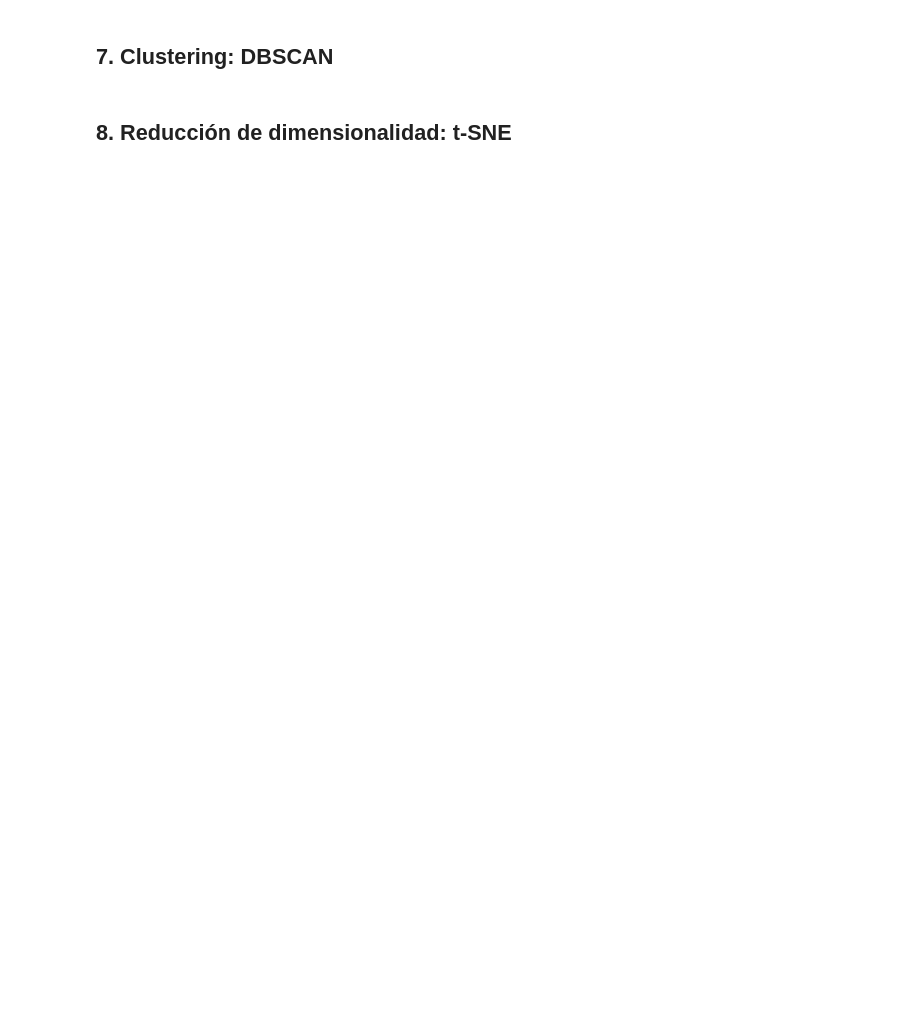
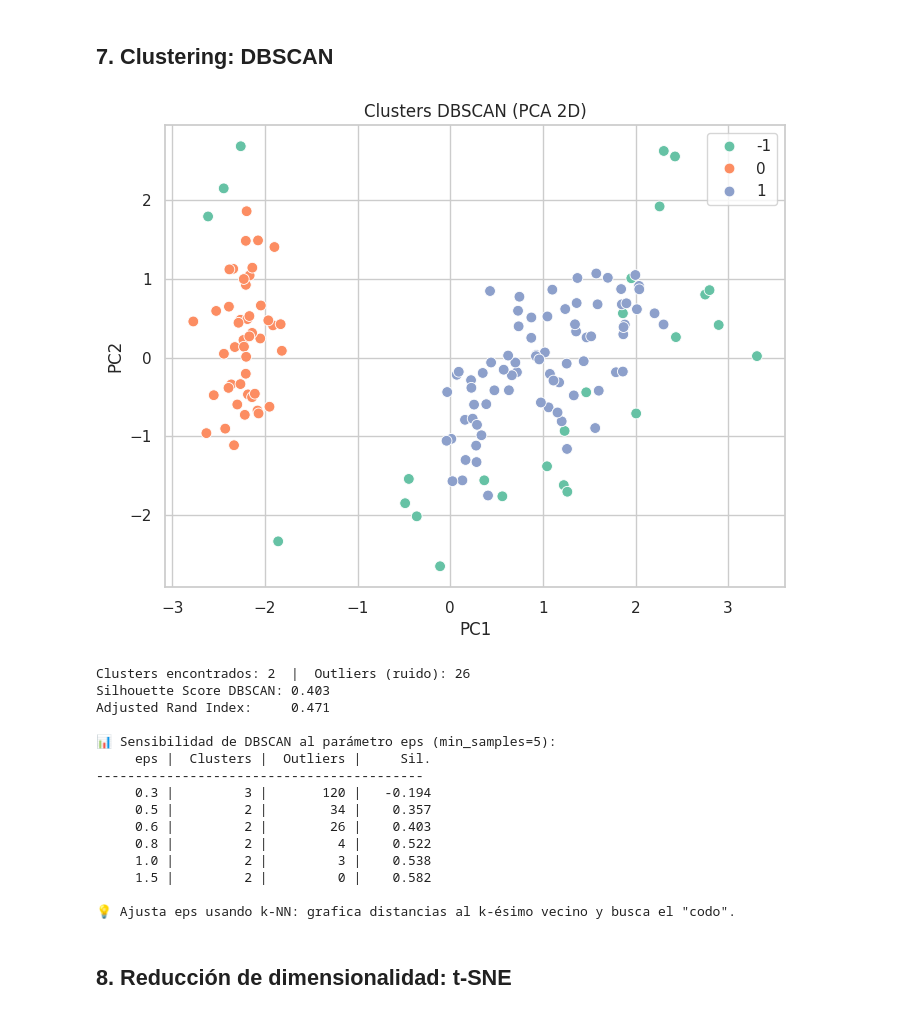
Before and after one commit to ISCOUTB/jupiter_cuda, a Jupyter notebook: notebooks/10_clustering_reduccion_dimensionalidad.ipynb, the cells around one changed output. Drawn from its saved outputs; the diff is of its cells as text; code cells hidden in the pictures; blank space fills up the shorter version.

```diff
--- a/notebooks/10_clustering_reduccion_dimensionalidad.ipynb
+++ b/notebooks/10_clustering_reduccion_dimensionalidad.ipynb
@@ -130,21 +193,50 @@ print(f'Adjusted Rand Index: {adjusted_rand_score(df["target"], clusters):.2f}')
 # %%
 dbscan = DBSCAN(eps=0.6, min_samples=5)
 db_clusters = dbscan.fit_predict(X_scaled)
 
-plt.figure(figsize=(8,6))
+plt.figure(figsize=(8, 6))
 sns.scatterplot(x=X_pca[:,0], y=X_pca[:,1], hue=db_clusters, palette='Set2', s=60)
 plt.title('Clusters DBSCAN (PCA 2D)')
 plt.xlabel('PC1')
 plt.ylabel('PC2')
 plt.show()
 
 n_clusters = len(set(db_clusters)) - (1 if -1 in db_clusters else 0)
 n_noise = list(db_clusters).count(-1)
-print(f'Clusters encontrados: {n_clusters}, Outliers: {n_noise}')
+print(f'Clusters encontrados: {n_clusters}  |  Outliers (ruido): {n_noise}')
+if len(set(db_clusters)) > 1:
+    print(f'Silhouette Score DBSCAN: {silhouette_score(X_scaled, db_clusters):.3f}')
+    print(f'Adjusted Rand Index:     {adjusted_rand_score(df["target"], db_clusters):.3f}')
 
-if len(set(db_clusters)) > 1:
-    print(f'Silhouette Score: {silhouette_score(X_scaled, db_clusters):.2f}')
-    print(f'Adjusted Rand Index: {adjusted_rand_score(df["target"], db_clusters):.2f}')
+# Sensibilidad al parámetro eps
+print('\n📊 Sensibilidad de DBSCAN al parámetro eps (min_samples=5):')
+print(f'{"eps":>8} | {"Clusters":>9} | {"Outliers":>9} | {"Sil.":>8}')
+print('-' * 42)
+for eps_val in [0.3, 0.5, 0.6, 0.8, 1.0, 1.5]:
+    db = DBSCAN(eps=eps_val, min_samples=5).fit_predict(X_scaled)
+    nc = len(set(db)) - (1 if -1 in db else 0)
+    nn = list(db).count(-1)
+    sil = silhouette_score(X_scaled, db) if len(set(db)) > 1 and nc > 0 else float('nan')
+    print(f'{eps_val:>8.1f} | {nc:>9} | {nn:>9} | {sil:>8.3f}')
+
+print('\n💡 Ajusta eps usando k-NN: grafica distancias al k-ésimo vecino y busca el "codo".')
+# %% [output]
+[figure, added]
+Clusters encontrados: 2  |  Outliers (ruido): 26
+Silhouette Score DBSCAN: 0.403
+Adjusted Rand Index:     0.471
+
+📊 Sensibilidad de DBSCAN al parámetro eps (min_samples=5):
+     eps |  Clusters |  Outliers |     Sil.
+------------------------------------------
+     0.3 |         3 |       120 |   -0.194
+     0.5 |         2 |        34 |    0.357
+     0.6 |         2 |        26 |    0.403
+     0.8 |         2 |         4 |    0.522
+     1.0 |         2 |         3 |    0.538
+     1.5 |         2 |         0 |    0.582
+
+💡 Ajusta eps usando k-NN: grafica distancias al k-ésimo vecino y busca el "codo".
 # %% [markdown]
 ## 8. Reducción de dimensionalidad: t-SNE
 # %%
```
Also changed, not shown: parts of 9 cells of this notebook, 21 other files.
